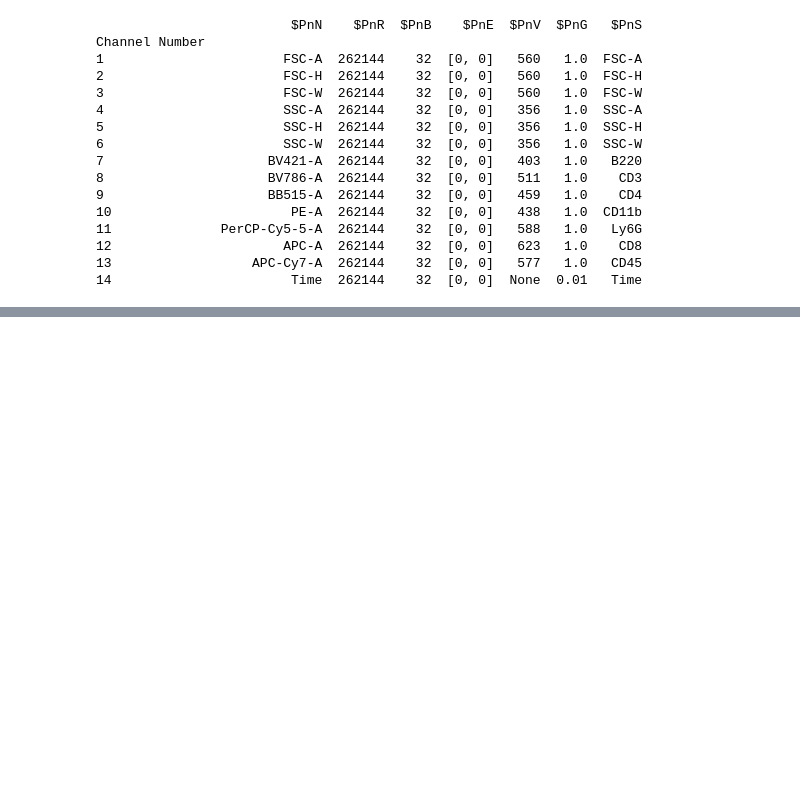
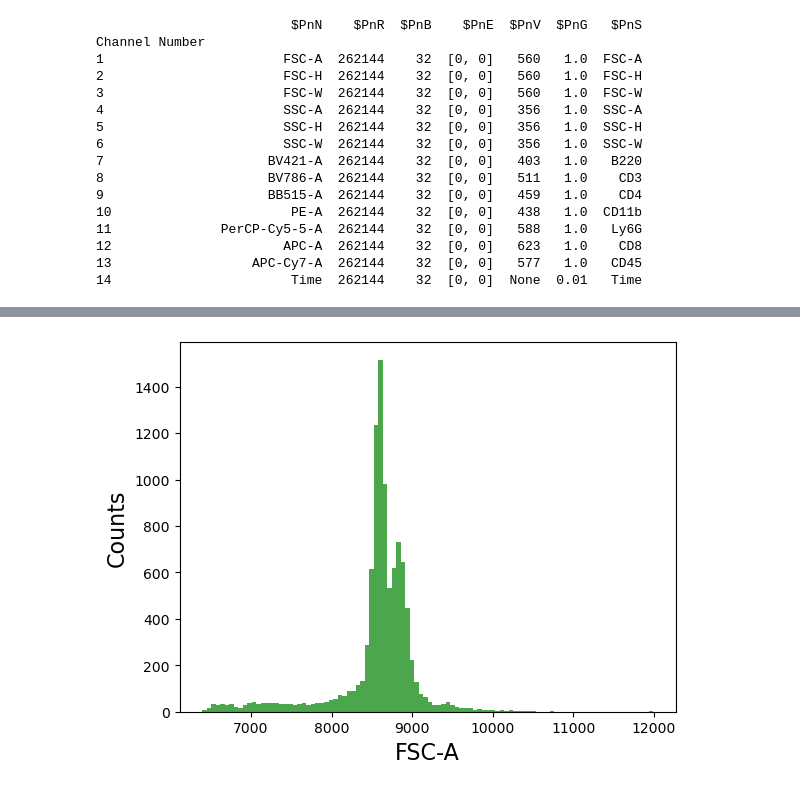
Before and after one commit to elenajusto/immunology-2, a Jupyter notebook: flowtools.ipynb, the cells around one changed output, grey strips where cells are left out. Saved outputs shown, nothing was run; the diff lists cells and outputs as text; code cells hidden in the pictures; blank space fills up the shorter version.

```diff
--- a/flowtools.ipynb
+++ b/flowtools.ipynb
@@ -31,0 +79,6 @@ Channel Number
+# %%
+figure();
+grid(True);
+tsample.plot(['FSC-A'], color='green', alpha=0.7, bins=100);
+# %% [output]
+[figure, added]
```
Also changed, not shown: parts of 19 cells of this notebook.
